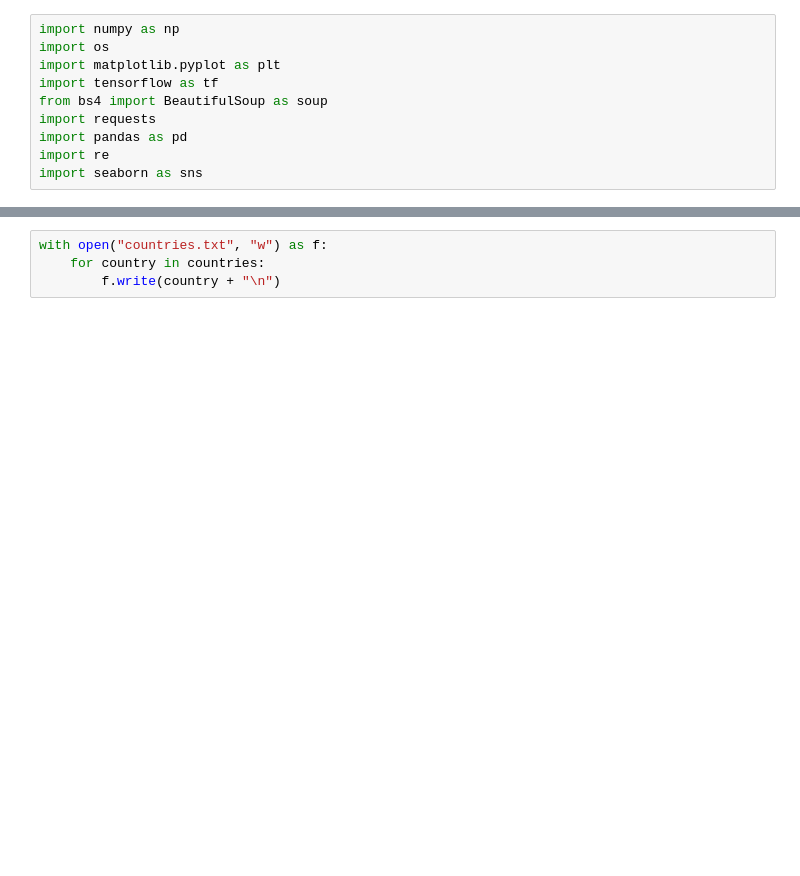
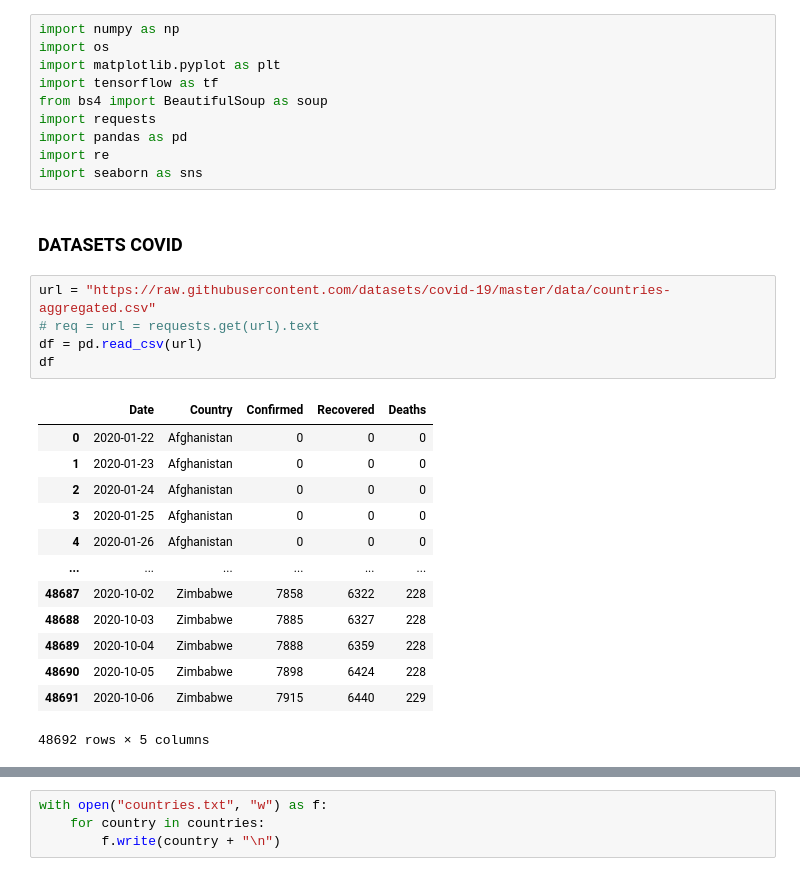
Before and after one commit to tableClothed/COVID-challenge, a Jupyter notebook: Dashboard/scraping_info.ipynb, the cells around one changed output, grey strips where cells are left out. Drawn from its saved outputs; the diff is of its cells as text; blank space fills up the shorter version.

```diff
--- a/Dashboard/scraping_info.ipynb
+++ b/Dashboard/scraping_info.ipynb
@@ -8,3 +8,24 @@ import requests
 import pandas as pd
 import re
 import seaborn as sns
+# %% [markdown]
+### DATASETS COVID
+# %%
+url = "https://raw.githubusercontent.com/datasets/covid-19/master/data/countries-aggregated.csv"
+# req = url = requests.get(url).text
+df = pd.read_csv(url)
+df
+# %% [output]
+|  | Date | Country | Confirmed | Recovered | Deaths |
+| 0 | 2020-01-22 | Afghanistan | 0 | 0 | 0 |
+| 1 | 2020-01-23 | Afghanistan | 0 | 0 | 0 |
+| 2 | 2020-01-24 | Afghanistan | 0 | 0 | 0 |
+| 3 | 2020-01-25 | Afghanistan | 0 | 0 | 0 |
+| 4 | 2020-01-26 | Afghanistan | 0 | 0 | 0 |
+| ... | ... | ... | ... | ... | ... |
+| 48687 | 2020-10-02 | Zimbabwe | 7858 | 6322 | 228 |
+| 48688 | 2020-10-03 | Zimbabwe | 7885 | 6327 | 228 |
+| 48689 | 2020-10-04 | Zimbabwe | 7888 | 6359 | 228 |
+| 48690 | 2020-10-05 | Zimbabwe | 7898 | 6424 | 228 |
+| 48691 | 2020-10-06 | Zimbabwe | 7915 | 6440 | 229 |
+48692 rows × 5 columns
```
Also changed, not shown: parts of 18 cells of this notebook, 5 other files.
